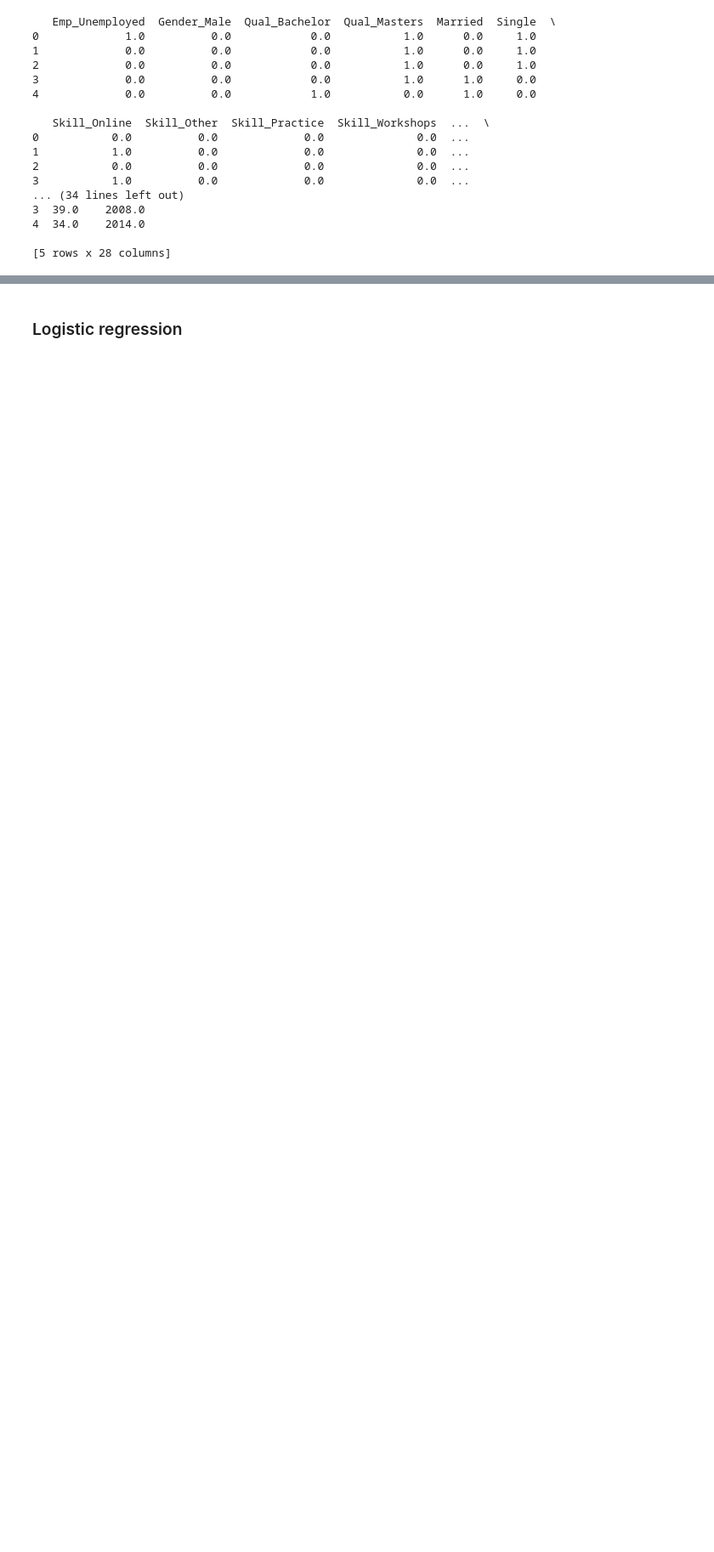
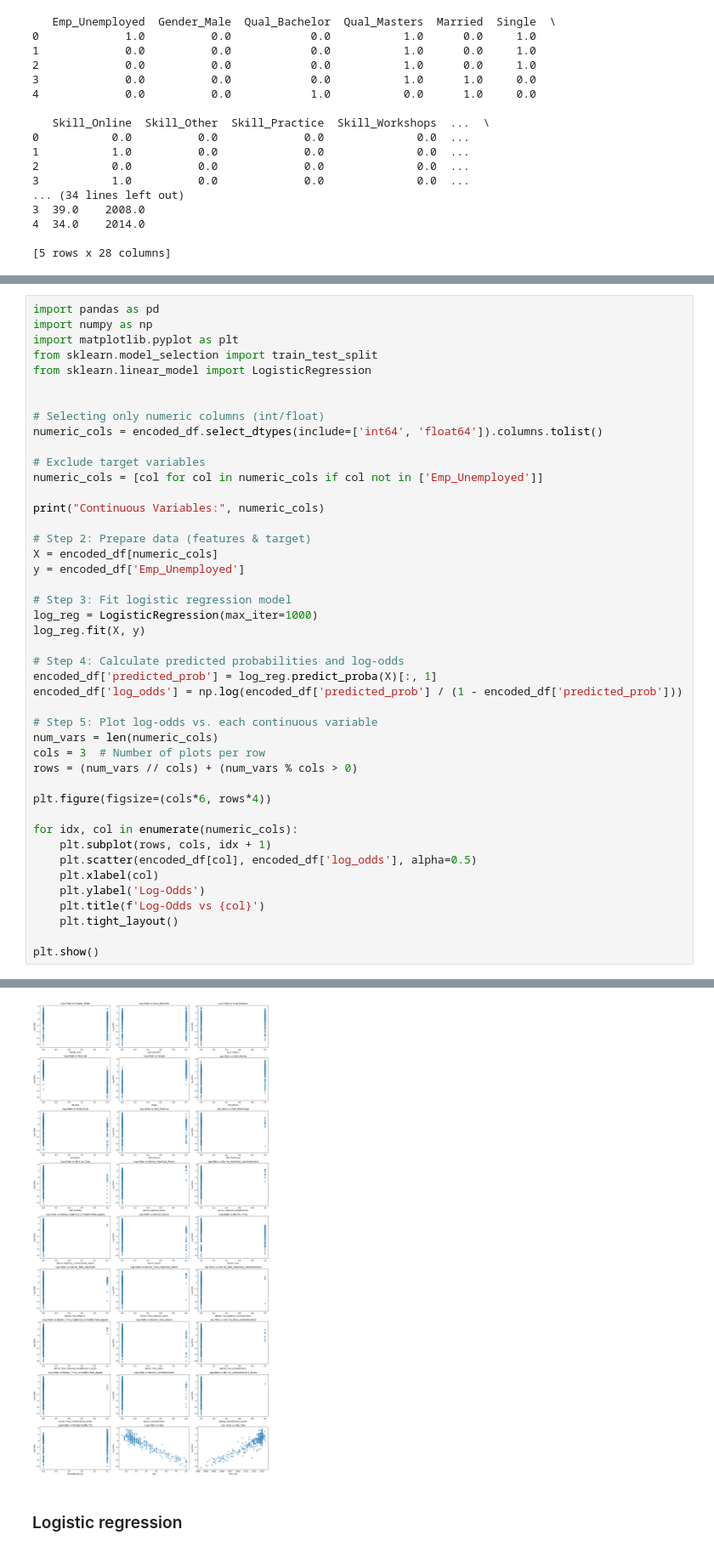
Before and after one commit to Shravani509/MSc_Statistics_project, a Jupyter notebook: MSc 4th sem Project.ipynb, the cells around one changed output, grey strips where cells are left out. Shown at 85% size. Saved outputs shown, nothing was run; the diff lists cells and outputs as text; blank space fills up the shorter version.

```diff
--- a/MSc 4th sem Project.ipynb
+++ b/MSc 4th sem Project.ipynb
@@ -530,0 +594,45 @@ print(encoded_df.head())
+# %%
+import pandas as pd
+import numpy as np
+import matplotlib.pyplot as plt
+from sklearn.model_selection import train_test_split
+from sklearn.linear_model import LogisticRegression
+
+
+# Selecting only numeric columns (int/float)
+numeric_cols = encoded_df.select_dtypes(include=['int64', 'float64']).columns.tolist()
+
+# Exclude target variables
+numeric_cols = [col for col in numeric_cols if col not in ['Emp_Unemployed']]
+
+print("Continuous Variables:", numeric_cols)
+
+# Step 2: Prepare data (features & target)
+X = encoded_df[numeric_cols]
+y = encoded_df['Emp_Unemployed']
+
+# Step 3: Fit logistic regression model
+log_reg = LogisticRegression(max_iter=1000)
+log_reg.fit(X, y)
+
+# Step 4: Calculate predicted probabilities and log-odds
+encoded_df['predicted_prob'] = log_reg.predict_proba(X)[:, 1]
+encoded_df['log_odds'] = np.log(encoded_df['predicted_prob'] / (1 - encoded_df['predicted_prob']))
+
+# Step 5: Plot log-odds vs. each continuous variable
+num_vars = len(numeric_cols)
+cols = 3  # Number of plots per row
+rows = (num_vars // cols) + (num_vars % cols > 0)
+
+plt.figure(figsize=(cols*6, rows*4))
+
+for idx, col in enumerate(numeric_cols):
+    plt.subplot(rows, cols, idx + 1)
+    plt.scatter(encoded_df[col], encoded_df['log_odds'], alpha=0.5)
+    plt.xlabel(col)
+    plt.ylabel('Log-Odds')
+    plt.title(f'Log-Odds vs {col}')
+    plt.tight_layout()
+
+plt.show()
+# %% [output]
@@ -531,3 +640,4 @@ print(encoded_df.head())
+[figure, added]
 # %% [markdown]
 ### Logistic regression
 # %%
```
Also changed, not shown: parts of 17 cells of this notebook.
